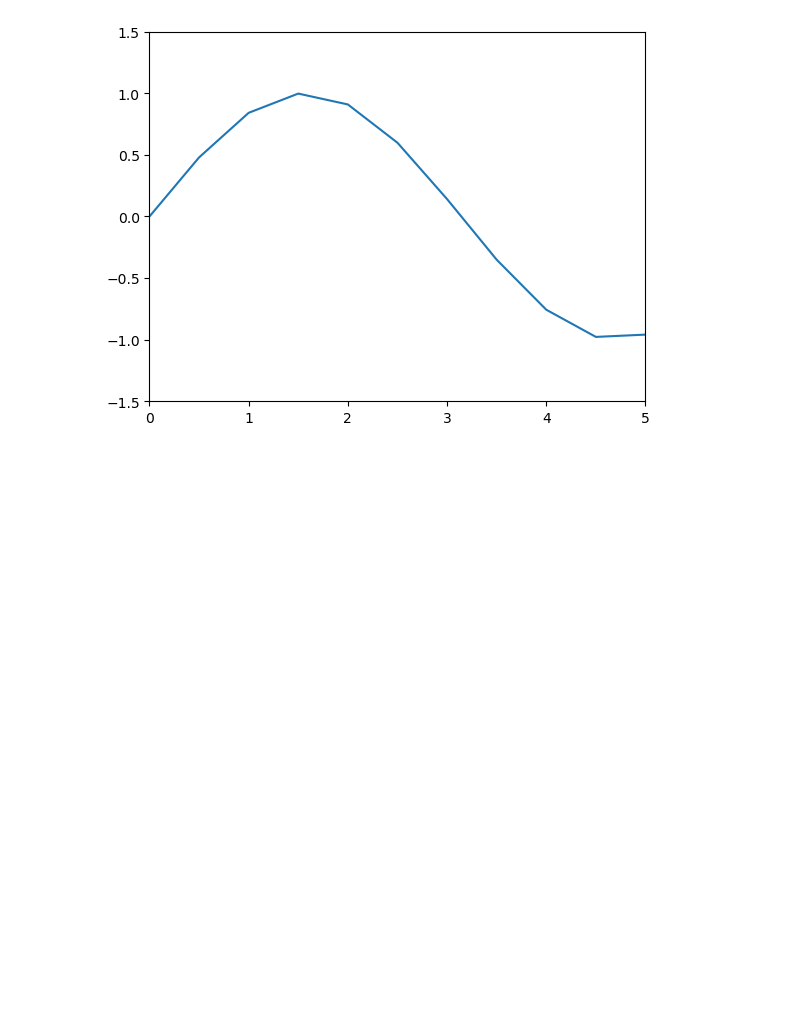
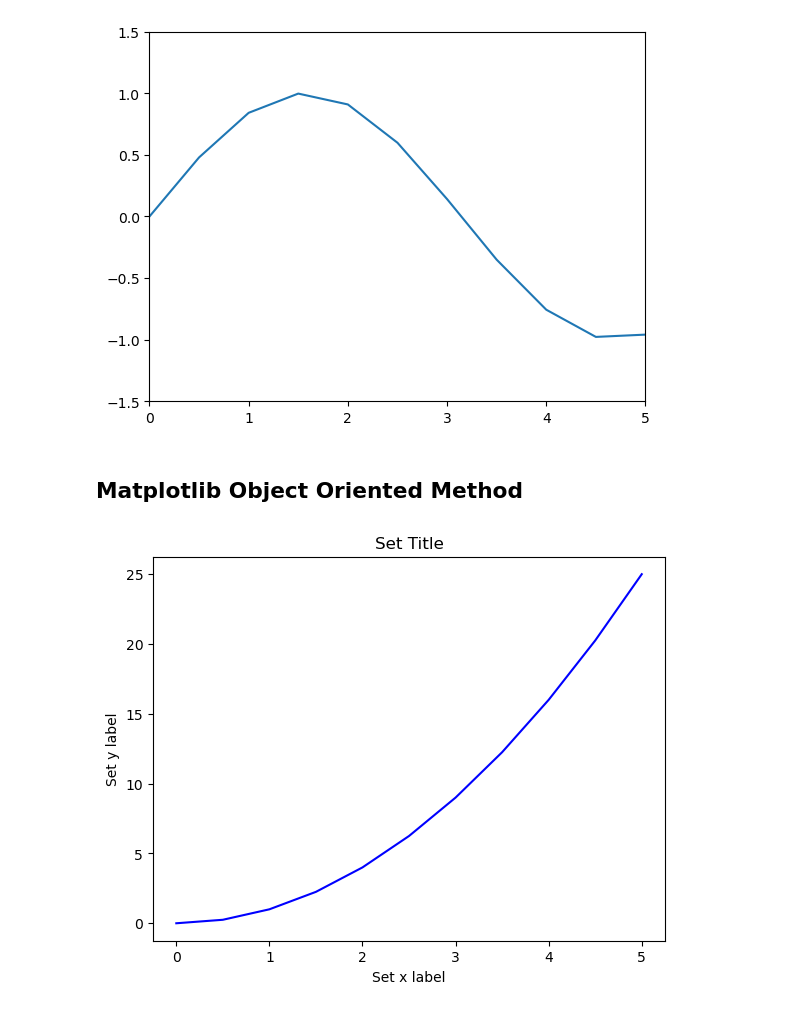
Before and after one commit to SiddheshDaphane/Python-for-data-science-and-machine-learning, a Jupyter notebook: 4. Matplotlib.ipynb, the cells around one changed output. Saved outputs shown, nothing was run; the diff lists cells and outputs as text; code cells hidden in the pictures; blank space fills up the shorter version.

Commit message:
Matplotlib

```diff
--- a/4. Matplotlib.ipynb
+++ b/4. Matplotlib.ipynb
@@ -104,3 +104,17 @@ plt.ylim(-1.5,1.5)
 # %% [output]
 (-1.5, 1.5)
 [figure]
+# %% [markdown]
+## Matplotlib Object Oriented Method
+# %%
+# Create Figure (enpty canvas)
+fig = plt.figure()
+
+axes = fig.add_axes([0.1,0.1,0.8,0.8]) # left, bottom, width, height (range 0 to 1)
+axes.plot(x,y,'b')
+axes.set_xlabel('Set x label')
+axes.set_ylabel('Set y label')
+axes.set_title('Set Title')
+plt.show()
+# %% [output]
+[figure, added]
```
Also changed, not shown: parts of 12 cells of this notebook.
